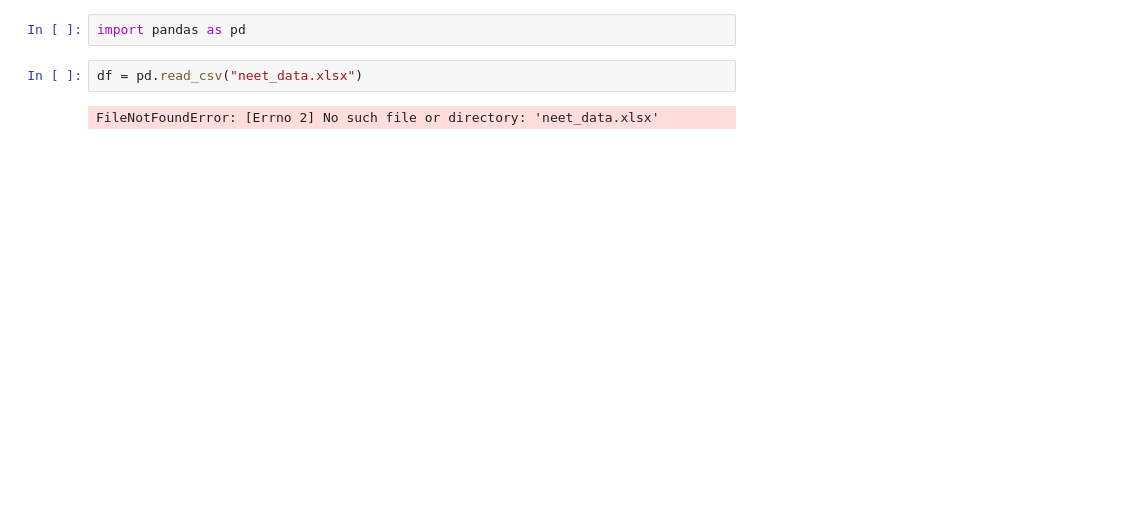
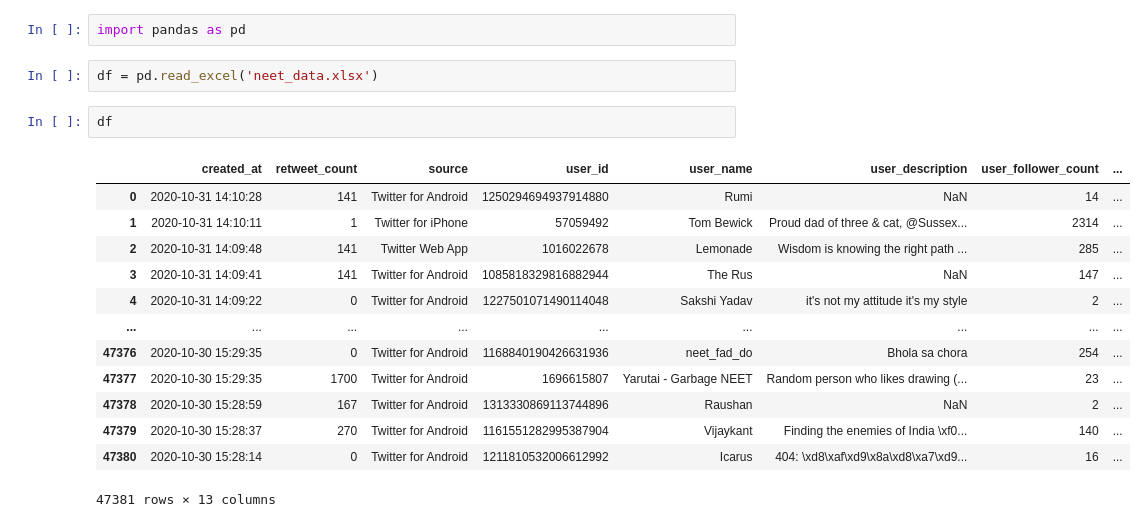
Before and after one commit to simran2352003/python-new-, a Jupyter notebook: ds.ipynb, the cells around one changed output. Drawn from its saved outputs; the diff is of its cells as text; blank space fills up the shorter version.

```diff
--- a/ds.ipynb
+++ b/ds.ipynb
@@ -1,6 +1,20 @@
 # %%
 import pandas as pd
 # %%
-df = pd.read_csv("neet_data.xlsx")
+df = pd.read_excel('neet_data.xlsx')
-# %% [output]
-FileNotFoundError: [Errno 2] No such file or directory: 'neet_data.xlsx'
+# %%
+df
+# %% [output]
+|  | created_at | retweet_count | source | user_id | user_name | user_description | user_follower_count | ... |
+| 0 | 2020-10-31 14:10:28 | 141 | Twitter for Android | 1250294694937914880 | Rumi | NaN | 14 | ... |
+| 1 | 2020-10-31 14:10:11 | 1 | Twitter for iPhone | 57059492 | Tom Bewick | Proud dad of three & cat, @Sussex... | 2314 | ... |
+| 2 | 2020-10-31 14:09:48 | 141 | Twitter Web App | 1016022678 | Lemonade | Wisdom is knowing the right path ... | 285 | ... |
+| 3 | 2020-10-31 14:09:41 | 141 | Twitter for Android | 1085818329816882944 | The Rus | NaN | 147 | ... |
+| 4 | 2020-10-31 14:09:22 | 0 | Twitter for Android | 1227501071490114048 | Sakshi Yadav | it's not my attitude it's my style | 2 | ... |
+| ... | ... | ... | ... | ... | ... | ... | ... | ... |
+| 47376 | 2020-10-30 15:29:35 | 0 | Twitter for Android | 1168840190426631936 | neet_fad_do | Bhola sa chora | 254 | ... |
+| 47377 | 2020-10-30 15:29:35 | 1700 | Twitter for Android | 1696615807 | Yarutai - Garbage NEET | Random person who likes drawing (... | 23 | ... |
+| 47378 | 2020-10-30 15:28:59 | 167 | Twitter for Android | 1313330869113744896 | Raushan | NaN | 2 | ... |
+| 47379 | 2020-10-30 15:28:37 | 270 | Twitter for Android | 1161551282995387904 | Vijaykant | Finding the enemies of India \xf0... | 140 | ... |
+| 47380 | 2020-10-30 15:28:14 | 0 | Twitter for Android | 1211810532006612992 | Icarus | 404: \xd8\xaf\xd9\x8a\xd8\xa7\xd9... | 16 | ... |
+47381 rows × 13 columns
```
Also changed, not shown: parts of 20 cells of this notebook.
